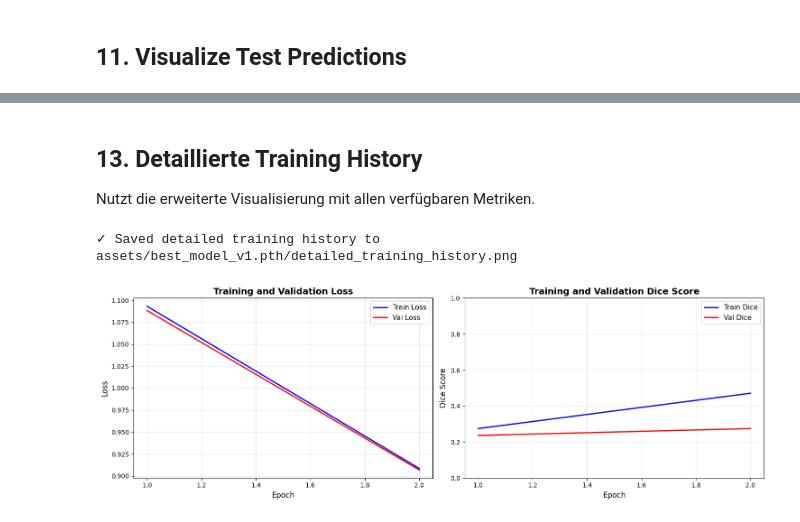
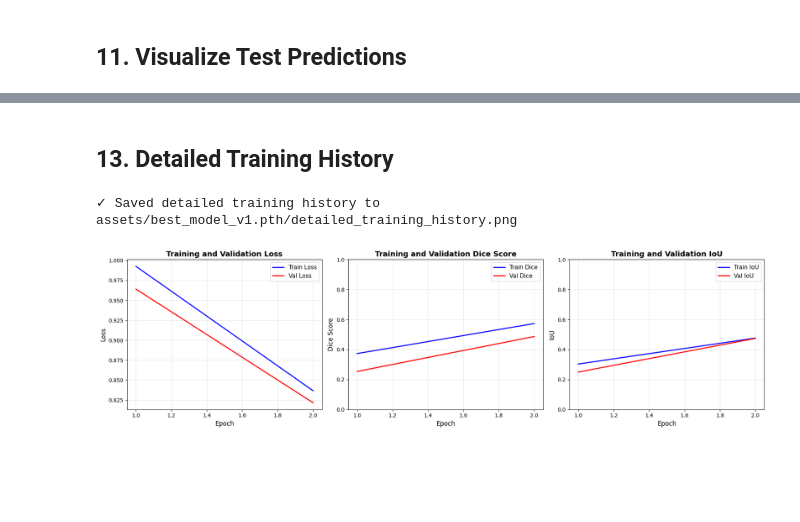
Before and after one commit to Arne-Wiese/Brain_Tumor_MRI_Segmentation, a Jupyter notebook: main.ipynb, the cells around one changed output, grey strips where cells are left out. Cells and saved outputs as stored; diff of their text form; code cells hidden in the pictures; blank space fills up the shorter version.

```diff
--- a/main.ipynb
+++ b/main.ipynb
@@ -267,31 +300,19 @@ with torch.no_grad():
-# %% [markdown]
-## 13. Detaillierte Training History
-
-Nutzt die erweiterte Visualisierung mit allen verfügbaren Metriken.
-# %%
-# Erstelle ein erweitertes History-Dictionary
-# Die train_loop gibt bereits train_loss, val_loss, train_metric, val_metric zurück
-# Wir können zusätzliche Metriken hinzufügen falls verfügbar
-
-detailed_history = {
-    'train_loss': history['train_loss'],
-    'val_loss': history['val_loss'],
-    'train_dice': history['train_metric'],  # Dice Score
-    'val_dice': history['val_metric'],
-    # Optional: Wenn du auch IoU tracken möchtest, füge es hier hinzu
-    #'train_iou': history.get('train_iou', []),
-    #'val_iou': history.get('val_iou', []),
-    # Learning Rate falls getrackt
-    # 'learning_rates': history.get('learning_rates', []),
-    # Epoch times falls getrackt
-    # 'epoch_times': history.get('epoch_times', [])
-}
-
-# Visualisiere mit allen verfügbaren Metriken
-plot_detailed_training_history(
-    history=detailed_history,
-    save_path=f'assets/{model_name}/detailed_training_history.png'
-)
-# %% [output]
-✓ Saved detailed training history to assets/best_model_v1.pth/detailed_training_history.png
-[figure, removed]
+# %% [markdown]
+## 13. Detailed Training History
+# %%
+detailed_history = {
+    'train_loss': history['train_loss'],
+    'val_loss': history['val_loss'],
+    'train_dice': history['train_dice'],
+    'val_dice': history['val_dice'],
+    'train_iou': history['train_iou'],
+    'val_iou': history['val_iou'],
+}
+
+plot_detailed_training_history(
+    history=detailed_history,
+    save_path=f'assets/{model_name}/detailed_training_history.png'
+)
+# %% [output]
+✓ Saved detailed training history to assets/best_model_v1.pth/detailed_training_history.png
+[figure, added]
```
Also changed, not shown: parts of 14 cells of this notebook, 3 other files.
